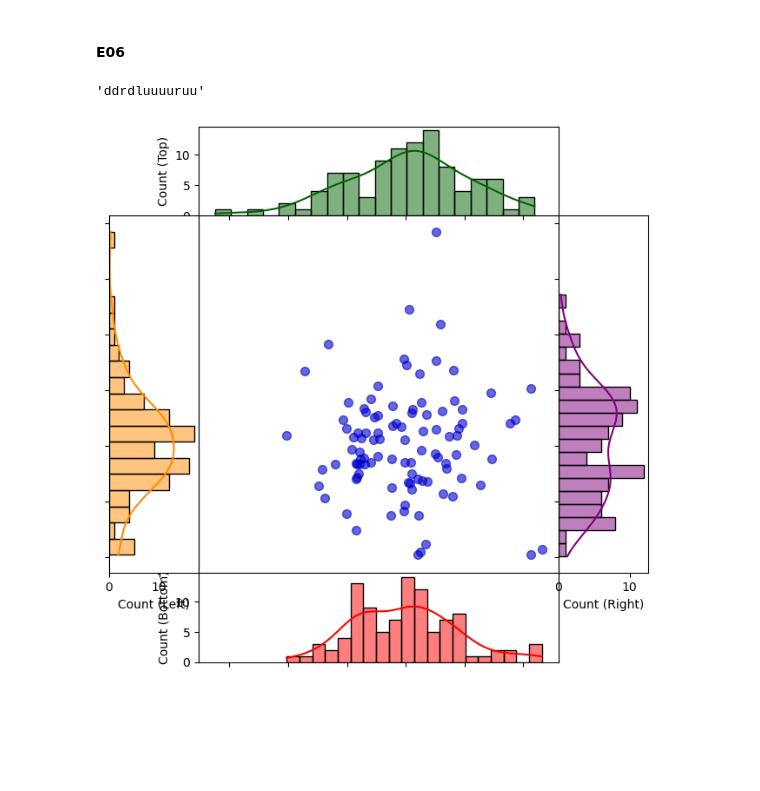
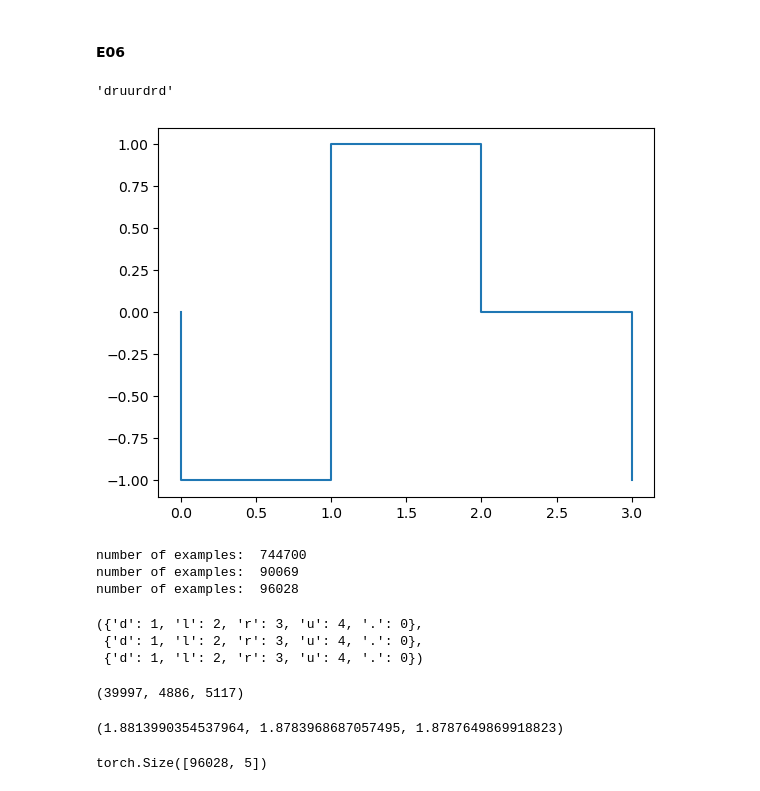
Before and after one commit to Hotei123/karpathy-nn-zero-to-hero, a Jupyter notebook: lectures/makemore/makemore_part1_bigrams.ipynb, the cells around one changed output. Drawn from its saved outputs; the diff is of its cells as text; code cells hidden in the pictures; blank space fills up the shorter version.

```diff
--- a/lectures/makemore/makemore_part1_bigrams.ipynb
+++ b/lectures/makemore/makemore_part1_bigrams.ipynb
@@ -846,4 +891,8 @@ loss
 # %% [markdown]
 #### E06
 # %%
-np.random.seed(0)
+np.random.seed(1)
+word = generate_random_walk_word()
+word
+# %% [output]
+'druurdrd'
@@ -873,4 +898,0 @@ def generate_random_walk_word(square_size=3) -> tuple:
-# %%
-generate_random_walk_word()
-# %% [output]
-'ddrdluuuuruu'
@@ -879,27 +899,37 @@ words = open('names.txt', 'r').read().splitlines()
+# %%
+plot_random_walk(word)
+# %% [output]
+[figure, added]
 # %%
 np.random.seed(0)
+words = [generate_random_walk_word() for _ in range(50000)]
 words_train = []
 words_dev = []
 words_test = []
 for word in words:
-    if np.random.rand() < 0.8:
+    r = np.random.rand()
+    if r < 0.8:
         words_train.append(word)
-    elif np.random.rand() < 0.9:
+    elif r < 0.9:
         words_dev.append(word)
     else:
         words_test.append(word)
 
 # Create datasets
-xs_train_b, ys_train_b, stoi_train, itos_train, num_train_b = get_dataset_and_network_bigrams(words_train)
-xs_dev_b, ys_dev_b, stoi_dev, itos_dev, num_dev_b = get_dataset_and_network_bigrams(words_dev)
-xs_test_b, ys_test_b, stoi_test, itos_test, num_test_b = get_dataset_and_network_bigrams(words_test)
+xs_train_b, ys_train_b, stoi_train, itos_train, num_train_b, len_vocab = get_dataset_and_network_bigrams(words_train)
+xs_dev_b, ys_dev_b, stoi_dev, itos_dev, num_dev_b, len_vocab = get_dataset_and_network_bigrams(words_dev)
+xs_test_b, ys_test_b, stoi_test, itos_test, num_test_b, len_vocab = get_dataset_and_network_bigrams(words_test)
+# %% [output]
+number of examples:  744700
+number of examples:  90069
+number of examples:  96028
-# %%
-data = np.random.randn(100, 4)
-coords_side_0 = data[:, 0]
-coords_side_1 = data[:, 1]
-coords_side_2 = data[:, 2]
-coords_side_3 = data[:, 3]
-
-plot_4_hists(coords_side_0, coords_side_1, coords_side_2, coords_side_3)
-# %% [output]
-[figure, removed]
+# %%
+stoi_train, stoi_dev, stoi_test
+# %% [output]
+({'d': 1, 'l': 2, 'r': 3, 'u': 4, '.': 0},
+ {'d': 1, 'l': 2, 'r': 3, 'u': 4, '.': 0},
+ {'d': 1, 'l': 2, 'r': 3, 'u': 4, '.': 0})
+# %%
+len(words_train), len(words_dev), len(words_test)
+# %% [output]
+(39997, 4886, 5117)
@@ -905,0 +946,8 @@ plot_4_hists(coords_side_0, coords_side_1, coords_side_2, coords_side_3)
+# %%
+loss_train_b.item(), loss_dev_b.item(), loss_test_b.item()
+# %% [output]
+(1.8813990354537964, 1.8783968687057495, 1.8787649869918823)
+# %%
+ys_test_pred_b.shape
+# %% [output]
+torch.Size([96028, 5])
```
Also changed, not shown: parts of 7 cells of this notebook.
